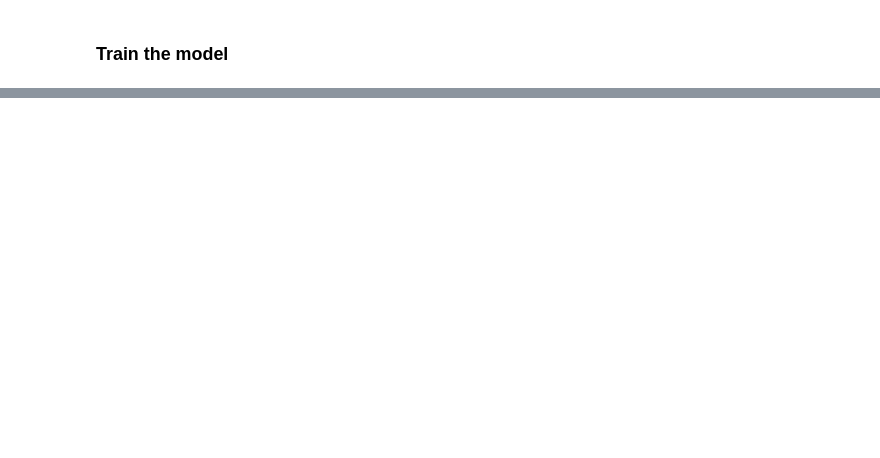
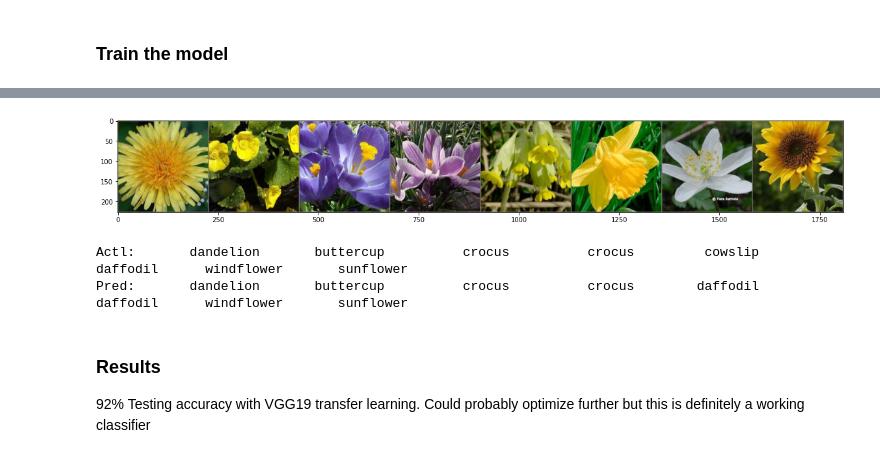
Before and after one commit to KeenanMcConkey/flower-classifier, a Jupyter notebook: Flowers.ipynb, the cells around one changed output, grey strips where cells are left out. Cells and saved outputs as stored; diff of their text form; code cells hidden in the pictures; blank space fills up the shorter version.

```diff
--- a/Flowers.ipynb
+++ b/Flowers.ipynb
@@ -254,0 +314,25 @@ model_trained = train_model(model, criteria, optim, sched, eps)
+# %%
+# Get some random testing images
+dataiter = iter(test_dataloader)
+images, labels = dataiter.next()
+
+# Show image grid
+fig = plt.figure(figsize=(20, 160))
+imshow(torchvision.utils.make_grid(images))
+
+# Predict classes with model
+inputs = images.to(torch.device('cuda'))
+outputs = model(inputs)
+_, preds = torch.max(outputs, 1)
+
+# Show actual/predicted classes
+print('Actl: ' + ' '.join('%15s' % class_names[labels[j]] for j in range(8)))
+print('Pred: ' + ' '.join('%15s' % class_names[preds[j]] for j in range(8)))
+# %% [output]
+[figure, added]
+Actl:       dandelion       buttercup          crocus          crocus         cowslip        daffodil      windflower       sunflower
+Pred:       dandelion       buttercup          crocus          crocus        daffodil        daffodil      windflower       sunflower
+# %% [markdown]
+### Results
+92% Testing accuracy with VGG19 transfer learning.
+Could probably optimize further but this is definitely a working classifier
```
Also changed, not shown: parts of 43 cells of this notebook.
